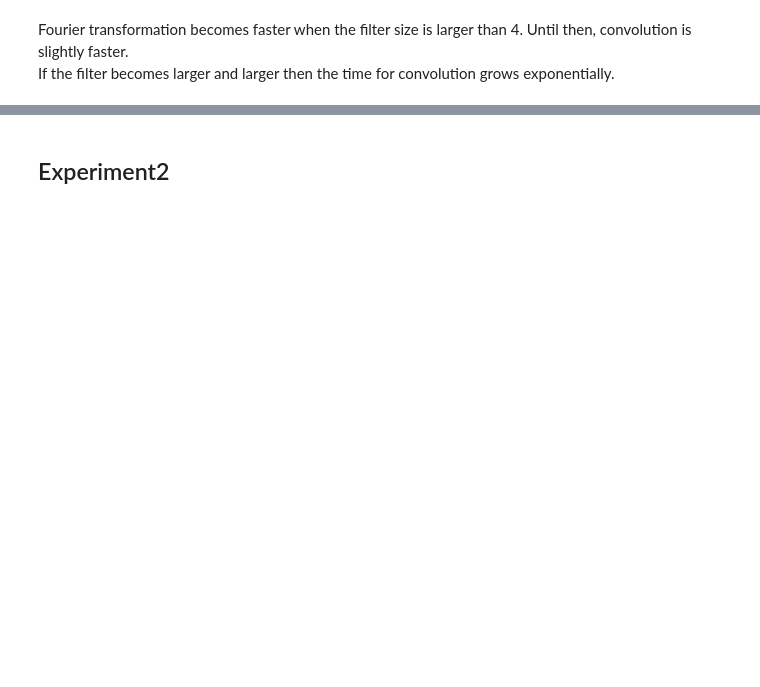
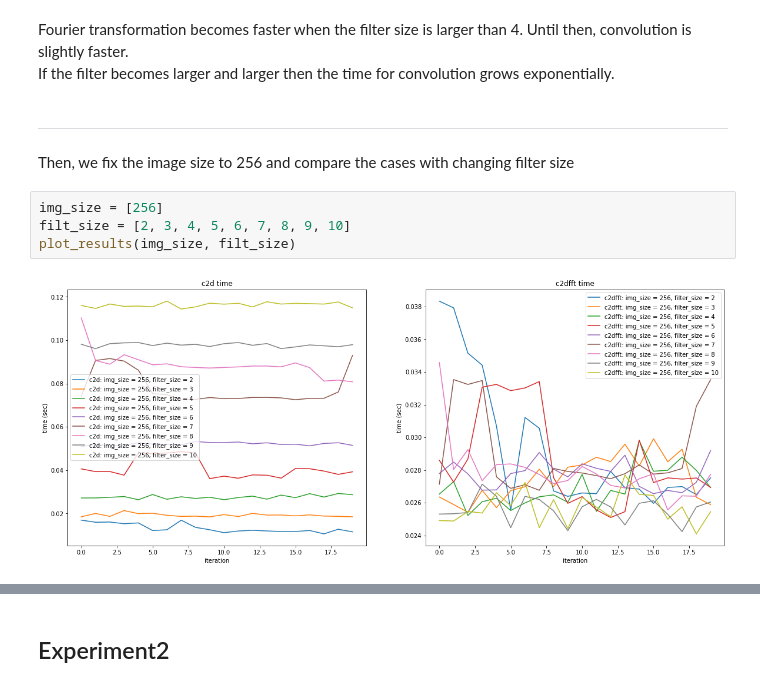
Before and after one commit to 2U1/NN, a Jupyter notebook: Assignment3/convVsFT.ipynb, the cells around one changed output, grey strips where cells are left out. Drawn from its saved outputs; the diff is of its cells as text; blank space fills up the shorter version.

```diff
--- a/Assignment3/convVsFT.ipynb
+++ b/Assignment3/convVsFT.ipynb
@@ -78,3 +155,13 @@ Filter size: 10, convolution: 0:00:04.162059, fourier: 0:00:00.880588
 # %% [markdown]
 Fourier transformation becomes faster when the filter size is larger than 4. Until then, convolution is slightly faster.<br>
 If the filter becomes larger and larger then the time for convolution grows exponentially.
+# %% [markdown]
+----------------------------------------------------
+# %% [markdown]
+Then, we fix the image size to 256 and compare the cases with changing filter size
+# %%
+img_size = [256]
+filt_size = [2, 3, 4, 5, 6, 7, 8, 9, 10]
+plot_results(img_size, filt_size)
+# %% [output]
+[figure, added]
```
Also changed, not shown: parts of 25 cells of this notebook, 1 other file.
